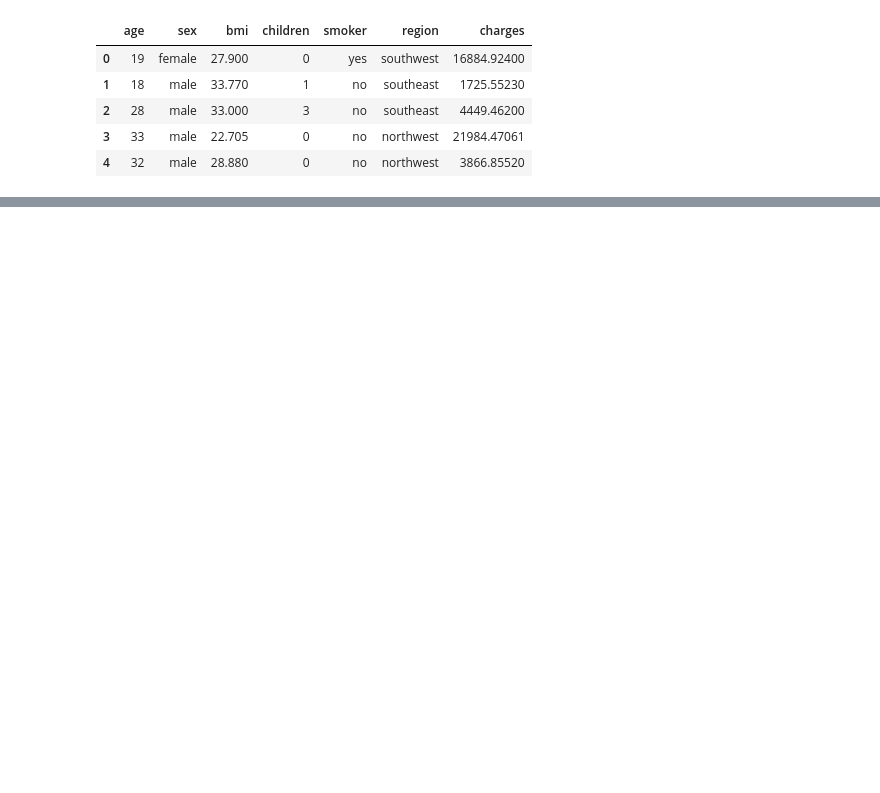
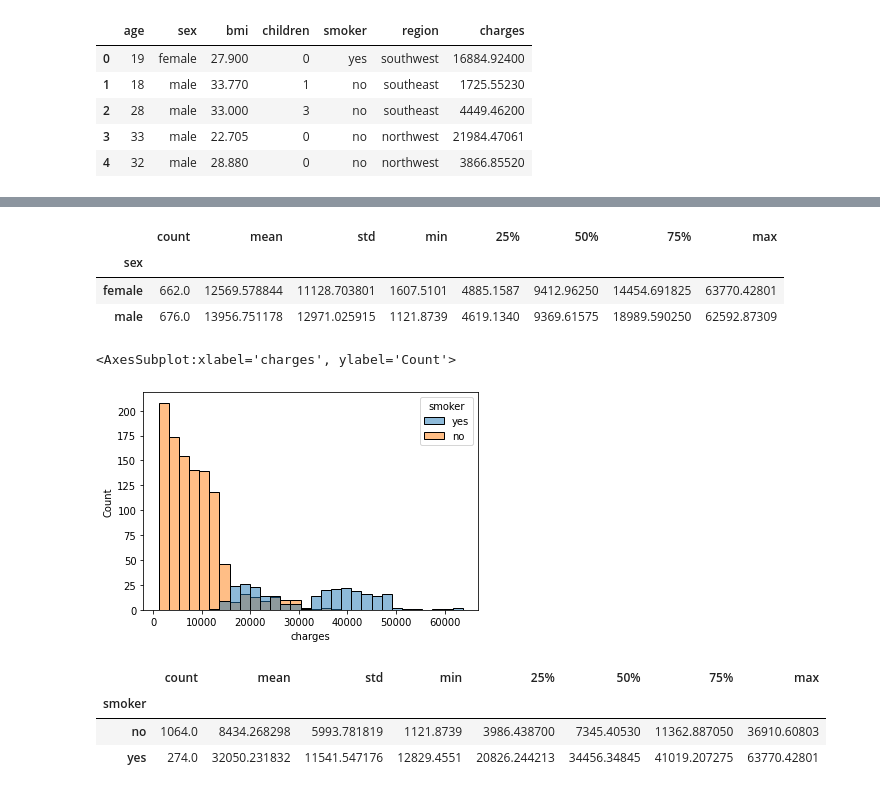
Before and after one commit to abaron32/linear-regression-code, a Jupyter notebook: src/explore.ipynb, the cells around one changed output, grey strips where cells are left out. Saved outputs shown, nothing was run; the diff lists cells and outputs as text; code cells hidden in the pictures; blank space fills up the shorter version.

```diff
--- a/src/explore.ipynb
+++ b/src/explore.ipynb
@@ -118,0 +119,19 @@ df.head()
+# %%
+df.groupby(['sex'])['charges'].describe()
+# %% [output]
+|  | count | mean | std | min | 25% | 50% | 75% | max |
+| sex |  |  |  |  |  |  |  |  |
+| female | 662.0 | 12569.578844 | 11128.703801 | 1607.5101 | 4885.1587 | 9412.96250 | 14454.691825 | 63770.42801 |
+| male | 676.0 | 13956.751178 | 12971.025915 | 1121.8739 | 4619.1340 | 9369.61575 | 18989.590250 | 62592.87309 |
+# %%
+sns.histplot(data=df, x="charges", hue='smoker')
+# %% [output]
+<AxesSubplot:xlabel='charges', ylabel='Count'>
+[figure, added]
+# %%
+df.groupby(['smoker'])['charges'].describe()
+# %% [output]
+|  | count | mean | std | min | 25% | 50% | 75% | max |
+| smoker |  |  |  |  |  |  |  |  |
+| no | 1064.0 | 8434.268298 | 5993.781819 | 1121.8739 | 3986.438700 | 7345.40530 | 11362.887050 | 36910.60803 |
+| yes | 274.0 | 32050.231832 | 11541.547176 | 12829.4551 | 20826.244213 | 34456.34845 | 41019.207275 | 63770.42801 |
```
Also changed, not shown: parts of 56 cells of this notebook, 2 other files.
